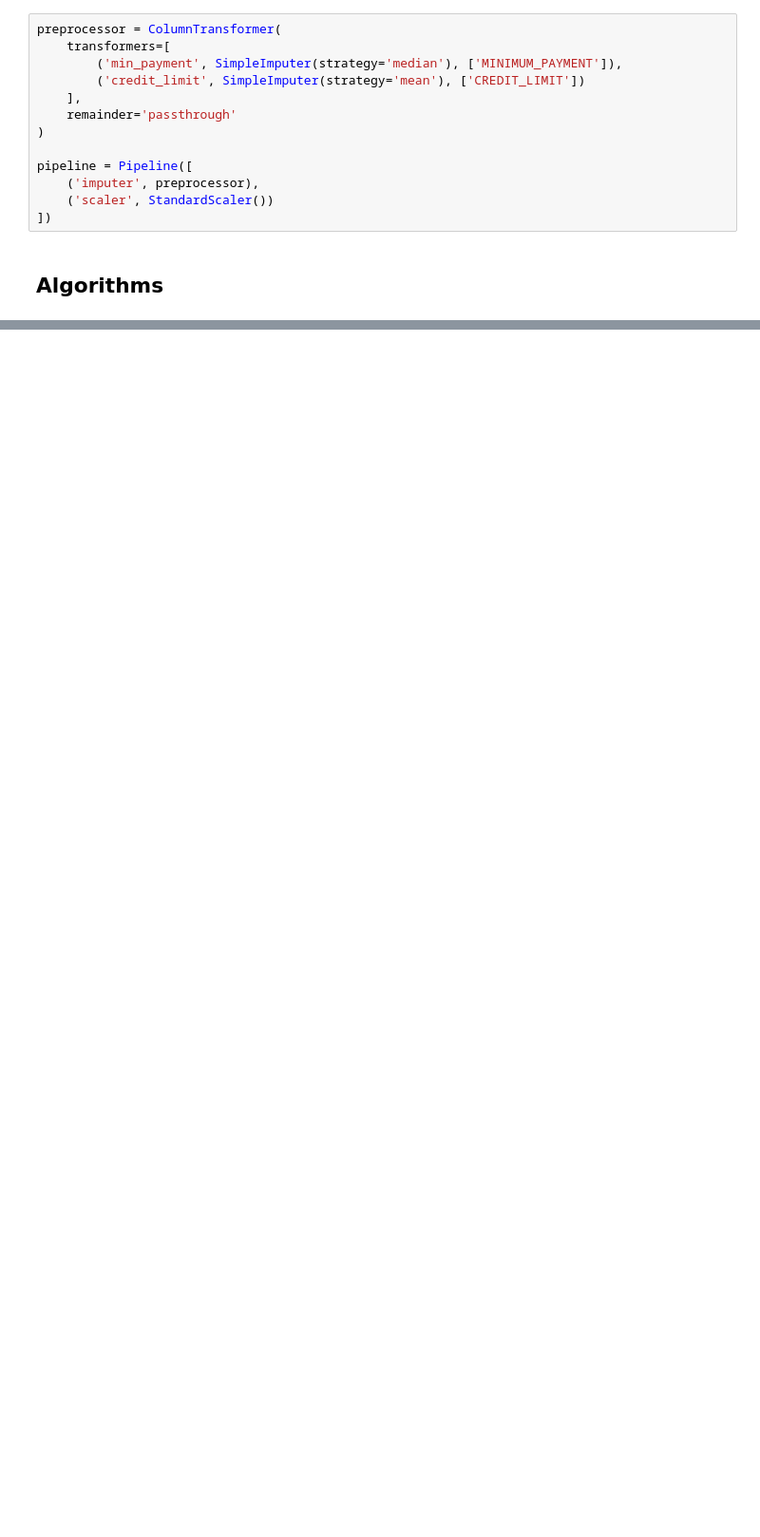
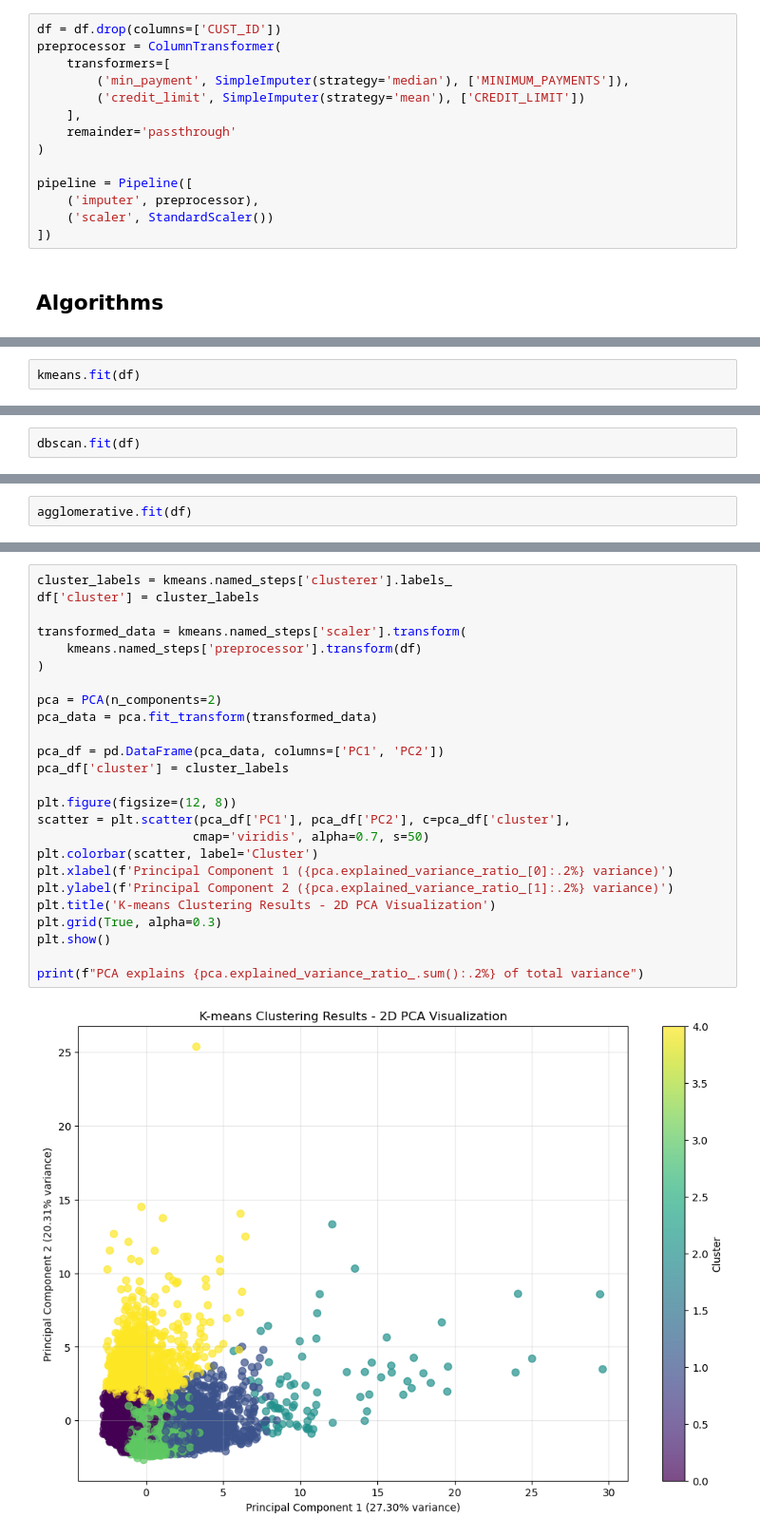
Before and after one commit to lucas-ben/mba-business-analytics, a Jupyter notebook: courses/machine-learning/Assignment 1/Bank Marketing Data/LucasBen_mban6120_assignment2.ipynb, the cells around one changed output, grey strips where cells are left out. Shown at 95% size. Saved outputs shown, nothing was run; the diff lists cells and outputs as text; blank space fills up the shorter version.

```diff
--- a/courses/machine-learning/Assignment 1/Bank Marketing Data/LucasBen_mban6120_assignment2.ipynb
+++ b/courses/machine-learning/Assignment 1/Bank Marketing Data/LucasBen_mban6120_assignment2.ipynb
@@ -190,9 +191,10 @@ Name: CREDIT_LIMIT, dtype: float64
 # %% [markdown]
 ## **Data Cleaning**
 # %%
+df = df.drop(columns=['CUST_ID'])
 preprocessor = ColumnTransformer(
     transformers=[
-        ('min_payment', SimpleImputer(strategy='median'), ['MINIMUM_PAYMENT']),
+        ('min_payment', SimpleImputer(strategy='median'), ['MINIMUM_PAYMENTS']),
         ('credit_limit', SimpleImputer(strategy='mean'), ['CREDIT_LIMIT'])
     ],
     remainder='passthrough'
@@ -219,0 +233,2 @@ dbscan = Pipeline([
+# %%
+kmeans.fit(df)
@@ -219,0 +247,2 @@ dbscan = Pipeline([
+# %%
+dbscan.fit(df)
@@ -219,0 +259,2 @@ dbscan = Pipeline([
+# %%
+agglomerative.fit(df)
@@ -219,0 +274,27 @@ dbscan = Pipeline([
+# %%
+cluster_labels = kmeans.named_steps['clusterer'].labels_
+df['cluster'] = cluster_labels
+
+transformed_data = kmeans.named_steps['scaler'].transform(
+    kmeans.named_steps['preprocessor'].transform(df)
+)
+
+pca = PCA(n_components=2)
+pca_data = pca.fit_transform(transformed_data)
+
+pca_df = pd.DataFrame(pca_data, columns=['PC1', 'PC2'])
+pca_df['cluster'] = cluster_labels
+
+plt.figure(figsize=(12, 8))
+scatter = plt.scatter(pca_df['PC1'], pca_df['PC2'], c=pca_df['cluster'],
+                     cmap='viridis', alpha=0.7, s=50)
+plt.colorbar(scatter, label='Cluster')
+plt.xlabel(f'Principal Component 1 ({pca.explained_variance_ratio_[0]:.2%} variance)')
+plt.ylabel(f'Principal Component 2 ({pca.explained_variance_ratio_[1]:.2%} variance)')
+plt.title('K-means Clustering Results - 2D PCA Visualization')
+plt.grid(True, alpha=0.3)
+plt.show()
+
+print(f"PCA explains {pca.explained_variance_ratio_.sum():.2%} of total variance")
+# %% [output]
+[figure, added]
```
Also changed, not shown: parts of 22 cells of this notebook.
